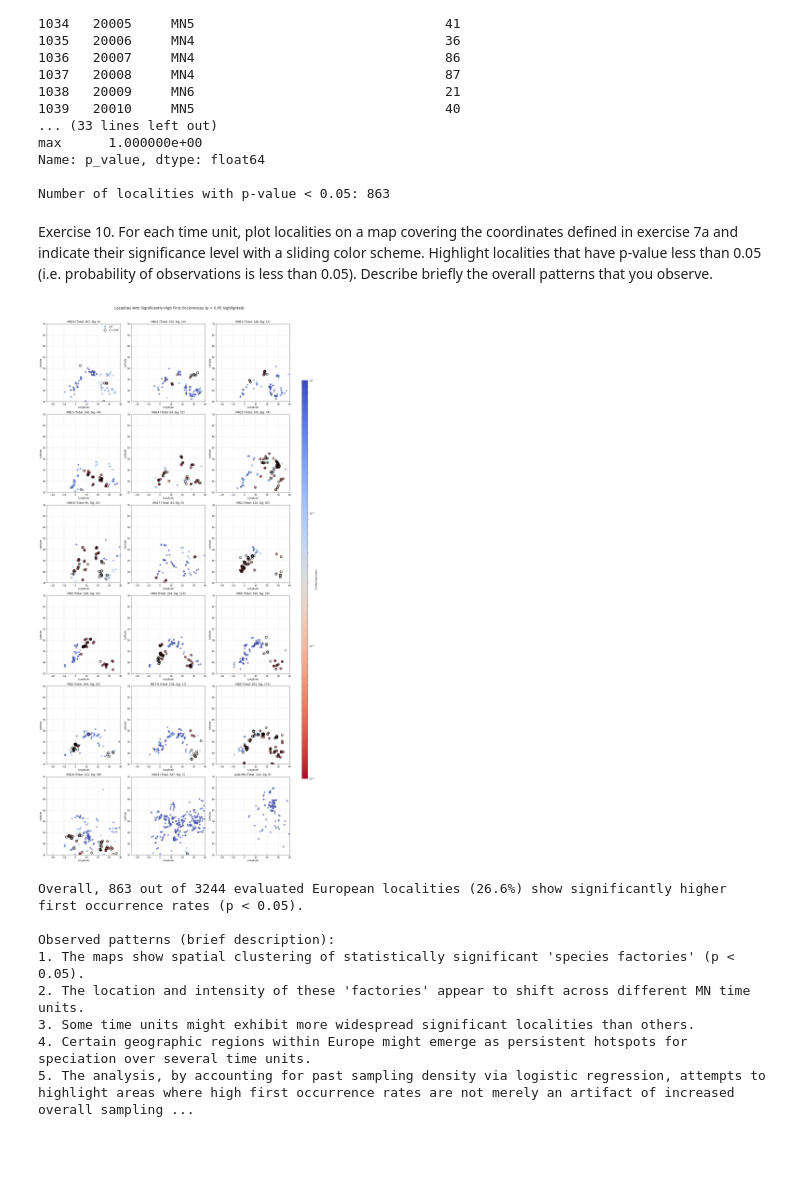
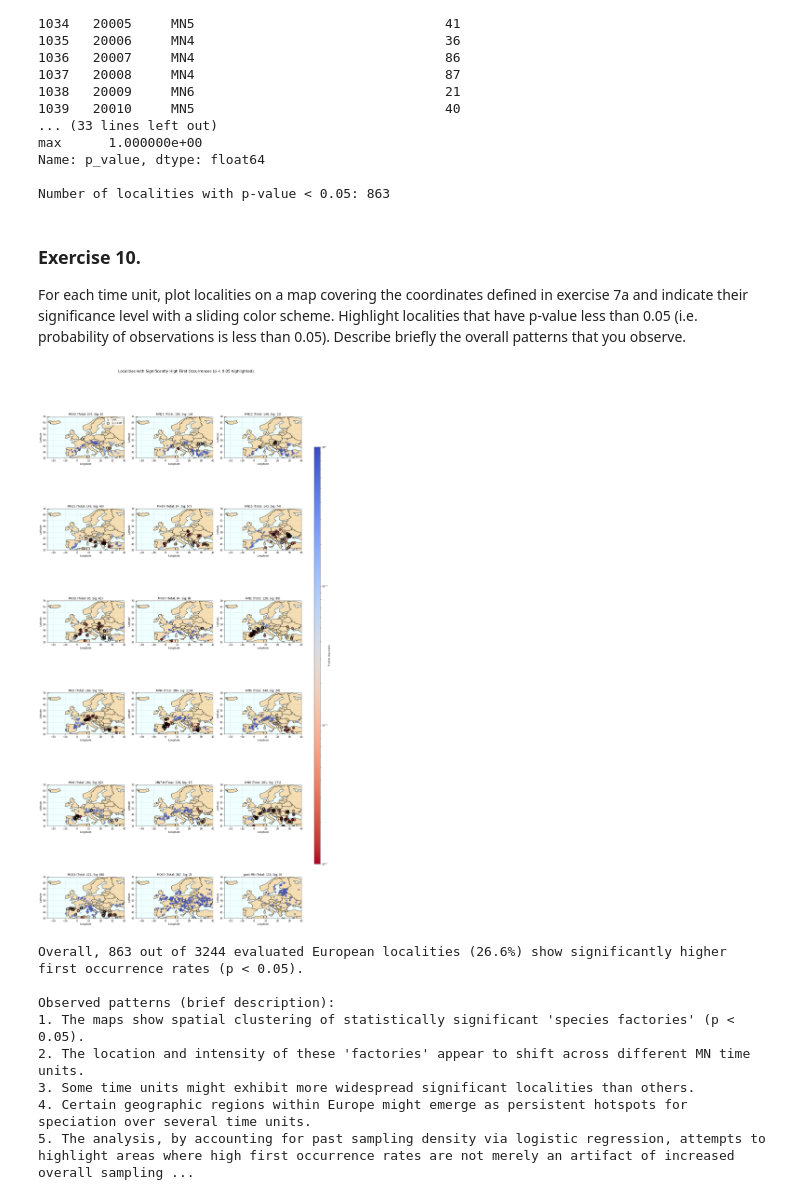
Before and after one commit to otorniko/part09-e01_fossil_analysis, a Jupyter notebook: src/fossil_analysis.ipynb, the cells around one changed output. Cells and saved outputs as stored; diff of their text form; code cells hidden in the pictures; blank space fills up the shorter version.

```diff
--- a/src/fossil_analysis.ipynb
+++ b/src/fossil_analysis.ipynb
@@ -24,6 +25,17 @@ from matplotlib.colors import LogNorm
 from scipy import stats
 from sklearn.linear_model import LogisticRegression
 from sklearn.metrics import classification_report
+import geopandas
+
+
+try:
+    # Alternative method
+    from geopandas.datasets import get_path
+    world = geopandas.read_file(get_path('naturalearth_lowres'))
+except:
+    # Direct URL as fallback
+    world = geopandas.read_file("https://naciscdn.org/naturalearth/10m/cultural/ne_10m_admin_0_countries.zip")
+
 
 filename = 'now.txt'
 
@@ -496,6 +511,10 @@ for i, unit in enumerate(valid_mn_units):
     unit_data = plot_locality_df[plot_locality_df['MN_Unit'] == unit]
     if len(unit_data) > 0:  # Only create plot if there are localities for this time unit
         ax = fig.add_subplot(n_rows, n_cols, i + 1)
+        # Plot the world map
+        world.plot(ax=ax, color='wheat', edgecolor='black')
+        ax.set_facecolor('azure')
+
         unit_total_occurrences = pd.to_numeric(unit_data['total_occurrences'], errors='coerce').fillna(0)
         sizes_scaled = 20 + 180 * (unit_total_occurrences - overall_min_occurrences) / size_range_denominator
         sizes = np.clip(sizes_scaled.values, 20, 200)
@@ -954,7 +990,8 @@ Name: p_value, dtype: float64
 
 Number of localities with p-value < 0.05: 863
 # %% [markdown]
-Exercise 10. For each time unit, plot localities on a map covering the
+### Exercise 10.
+For each time unit, plot localities on a map covering the
 coordinates defined in exercise 7a and indicate their significance level with
 a sliding color scheme. Highlight localities that have p-value less than
 0.05 (i.e. probability of observations is less than 0.05). Describe briefly
@@ -971,6 +1008,10 @@ norm_log = LogNorm(vmin=0.001, vmax=1.0)
 
 for i, unit in enumerate(plot_time_units_ex10):
     ax = fig.add_subplot(n_rows, n_cols, i + 1)
+    # Plot the world map
+    world.plot(ax=ax, color='wheat', edgecolor='black')
+    ax.set_facecolor('azure')
+
     unit_data = european_localities_ex8[european_localities_ex8['MN_Unit'] == unit]
 
     if not unit_data.empty:
@@ -1009,34 +1050,34 @@ for i, unit in enumerate(plot_time_units_ex10):
     ax.set_xlabel('Longitude')
     ax.set_ylabel('Latitude')
     ax.grid(True, linestyle='--', alpha=0.5)
 
 if not european_localities_ex8.empty:
     cbar_ax = fig.add_axes([0.93, 0.15, 0.02, 0.7])
     sm_coolwarm = ScalarMappable(norm=norm_log, cmap=cmap_coolwarm_r)
     sm_coolwarm.set_array([])
     cbar = fig.colorbar(sm_coolwarm, cax=cbar_ax)
     cbar.set_label('P-value (log scale)')
 
 plt.tight_layout(rect=[0, 0, 0.9, 0.96])
 plt.suptitle('Localities with Significantly High First Occurrences (p < 0.05 highlighted)', fontsize=16, y=0.98)
 plt.show()
 
 if not european_localities_ex8.empty:
     total_significant_count = (european_localities_ex8['p_value'] < 0.05).sum()
     total_localities_evaluated = european_localities_ex8['p_value'].notna().sum()
     if total_localities_evaluated > 0:
         print(f"\nOverall, {total_significant_count} out of {total_localities_evaluated} evaluated European localities ({total_significant_count/total_localities_evaluated:.1%}) show significantly higher first occurrence rates (p < 0.05).")
     else:
         print("\nNo localities were evaluated for significance.")
 
     print("\nObserved patterns (brief description):")
     print("1. The maps show spatial clustering of statistically significant 'species factories' (p < 0.05).")
     print("2. The location and intensity of these 'factories' appear to shift across different MN time units.")
     print("3. Some time units might exhibit more widespread significant localities than others.")
     print("4. Certain geographic regions within Europe might emerge as persistent hotspots for speciation over several time units.")
     print("5. The analysis, by accounting for past sampling density via logistic regression, attempts to highlight areas where high first occurrence rates are not merely an artifact of increased overall sampling.")
 # %% [output]
-[figure, old version]
+[figure, new version]
 Overall, 863 out of 3244 evaluated European localities (26.6%) show significantly higher first occurrence rates (p < 0.05).
 
 Observed patterns (brief description):
```
Also changed, not shown: parts of 25 cells of this notebook.
